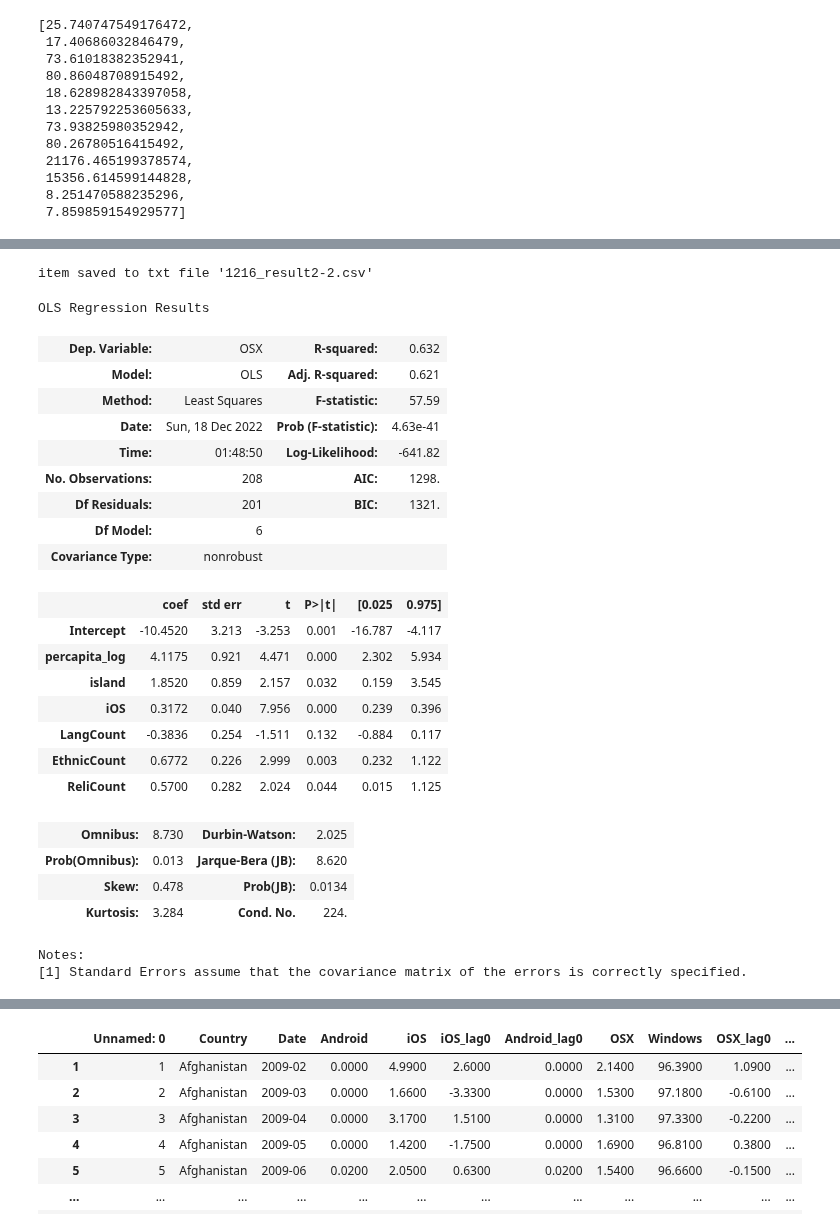
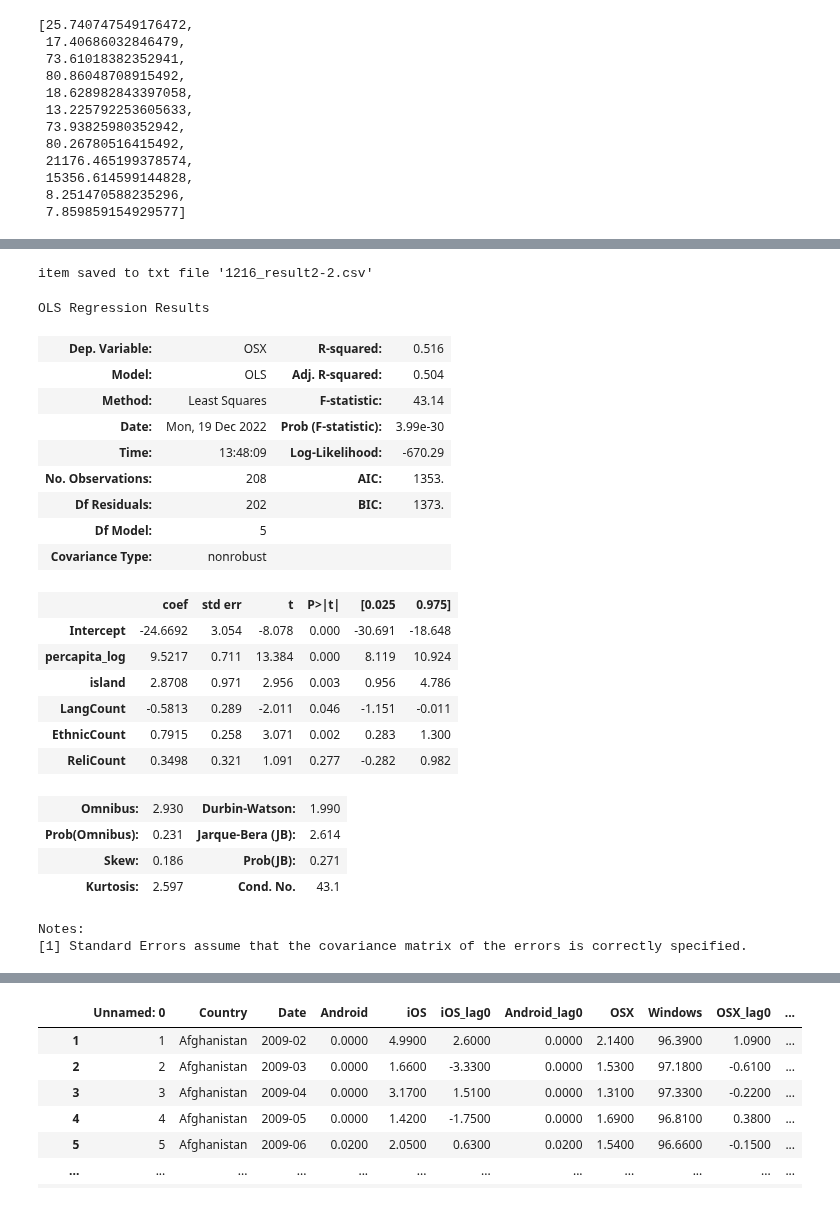
Before and after one commit to kkikrym/graduation_thesis, a Jupyter notebook: analysis.ipynb, the cells around one changed output, grey strips where cells are left out. Saved outputs shown, nothing was run; the diff lists cells and outputs as text; code cells hidden in the pictures.

```diff
--- a/analysis.ipynb
+++ b/analysis.ipynb
@@ -304,47 +302,46 @@ Notes:
 # %%
 # OSX
 l = [
 "percapita_log",
 "island",
-"iOS",
+#"iOS",
 "LangCount",
 "EthnicCount",
 "ReliCount",
 #"store",
 #"NonReli"
 ]
 formula = " OSX ~ "
 for item in l:
     formula += item + " + "
 formula = formula[0:-2]
 l.append("OSX")
 res = ols(formula, data=data[l].dropna()).fit()
 txt_dump_line("1216_result2-2.csv" ,res.summary().as_csv())
 res.summary()
 # %% [output]
 item saved to txt file '1216_result2-2.csv'
 OLS Regression Results
-| Dep. Variable: | OSX | R-squared: | 0.632 |
-| Model: | OLS | Adj. R-squared: | 0.621 |
-| Method: | Least Squares | F-statistic: | 57.59 |
-| Date: | Sun, 18 Dec 2022 | Prob (F-statistic): | 4.63e-41 |
-| Time: | 01:48:50 | Log-Likelihood: | -641.82 |
-| No. Observations: | 208 | AIC: | 1298. |
-| Df Residuals: | 201 | BIC: | 1321. |
-| Df Model: | 6 |  |  |
+| Dep. Variable: | OSX | R-squared: | 0.516 |
+| Model: | OLS | Adj. R-squared: | 0.504 |
+| Method: | Least Squares | F-statistic: | 43.14 |
+| Date: | Mon, 19 Dec 2022 | Prob (F-statistic): | 3.99e-30 |
+| Time: | 13:48:09 | Log-Likelihood: | -670.29 |
+| No. Observations: | 208 | AIC: | 1353. |
+| Df Residuals: | 202 | BIC: | 1373. |
+| Df Model: | 5 |  |  |
 | Covariance Type: | nonrobust |  |  |
 |  | coef | std err | t | P>|t| | [0.025 | 0.975] |
-| Intercept | -10.4520 | 3.213 | -3.253 | 0.001 | -16.787 | -4.117 |
-| percapita_log | 4.1175 | 0.921 | 4.471 | 0.000 | 2.302 | 5.934 |
-| island | 1.8520 | 0.859 | 2.157 | 0.032 | 0.159 | 3.545 |
-| iOS | 0.3172 | 0.040 | 7.956 | 0.000 | 0.239 | 0.396 |
-| LangCount | -0.3836 | 0.254 | -1.511 | 0.132 | -0.884 | 0.117 |
-| EthnicCount | 0.6772 | 0.226 | 2.999 | 0.003 | 0.232 | 1.122 |
-| ReliCount | 0.5700 | 0.282 | 2.024 | 0.044 | 0.015 | 1.125 |
+| Intercept | -24.6692 | 3.054 | -8.078 | 0.000 | -30.691 | -18.648 |
+| percapita_log | 9.5217 | 0.711 | 13.384 | 0.000 | 8.119 | 10.924 |
+| island | 2.8708 | 0.971 | 2.956 | 0.003 | 0.956 | 4.786 |
+| LangCount | -0.5813 | 0.289 | -2.011 | 0.046 | -1.151 | -0.011 |
+| EthnicCount | 0.7915 | 0.258 | 3.071 | 0.002 | 0.283 | 1.300 |
+| ReliCount | 0.3498 | 0.321 | 1.091 | 0.277 | -0.282 | 0.982 |
-| Omnibus: | 8.730 | Durbin-Watson: | 2.025 |
-| Prob(Omnibus): | 0.013 | Jarque-Bera (JB): | 8.620 |
-| Skew: | 0.478 | Prob(JB): | 0.0134 |
-| Kurtosis: | 3.284 | Cond. No. | 224. |
+| Omnibus: | 2.930 | Durbin-Watson: | 1.990 |
+| Prob(Omnibus): | 0.231 | Jarque-Bera (JB): | 2.614 |
+| Skew: | 0.186 | Prob(JB): | 0.271 |
+| Kurtosis: | 2.597 | Cond. No. | 43.1 |
 Notes:
 [1] Standard Errors assume that the covariance matrix of the errors is correctly specified.
 # %%
```
Also changed, not shown: parts of 4 cells of this notebook, 8 other files.
